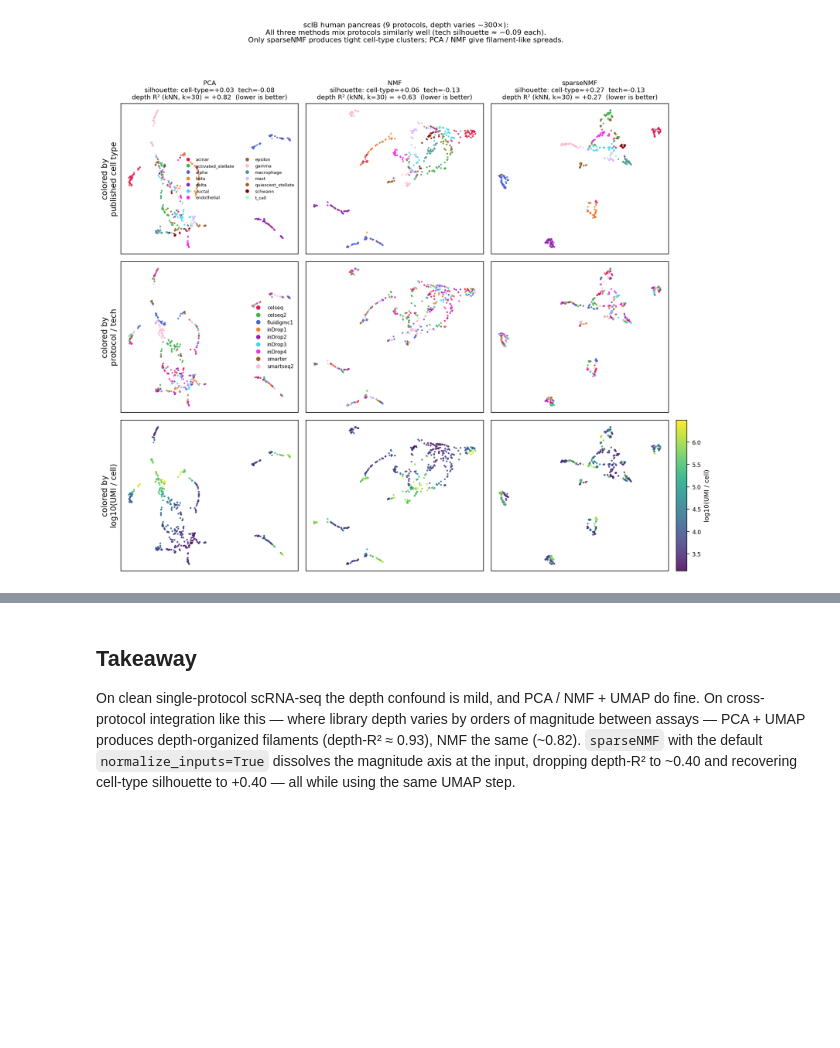
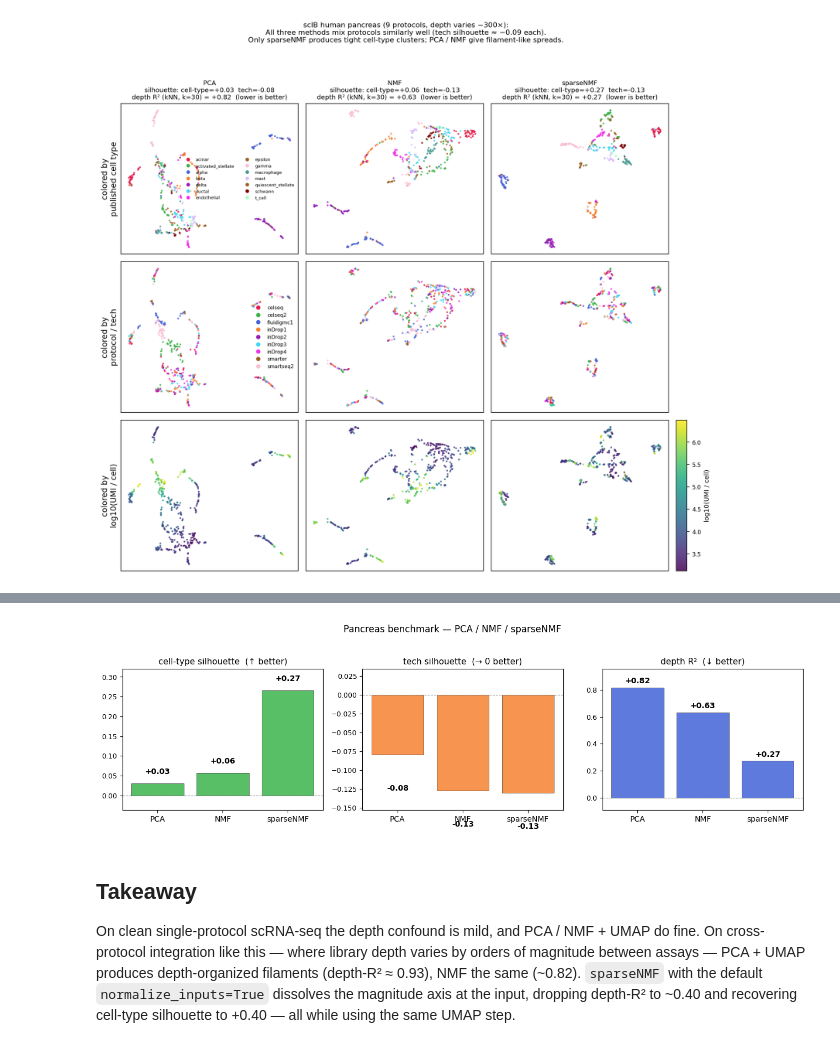
Before and after one commit to bschilder/sparseNMF, a Jupyter notebook: docs/notebooks/04_real_pancreas_demo.ipynb, the cells around one changed output, grey strips where cells are left out. Drawn from its saved outputs; the diff is of its cells as text; code cells hidden in the pictures; blank space fills up the shorter version.

```diff
--- a/docs/notebooks/04_real_pancreas_demo.ipynb
+++ b/docs/notebooks/04_real_pancreas_demo.ipynb
@@ -131,3 +143,38 @@ Image(filename=_tmp.name)
+# %%
+import matplotlib.pyplot as plt
+
+method_names = list(metrics)
+celltype_vals = [metrics[m][0] for m in method_names]
+tech_vals = [metrics[m][1] for m in method_names]
+depth_vals = [metrics[m][2] for m in method_names]
+
+fig, axes = plt.subplots(1, 3, figsize=(13, 4))
+metric_panels = [
+    (axes[0], 'cell-type silhouette  (↑ better)', celltype_vals, '#3cb44b'),
+    (axes[1], 'tech silhouette  (→ 0 better)', tech_vals,     '#f58231'),
+    (axes[2], 'depth R²  (↓ better)',         depth_vals,    '#4363d8'),
+]
+for ax, title, vals, color in metric_panels:
+    bars = ax.bar(method_names, vals, color=color, alpha=0.85,
+                  edgecolor='black', linewidth=0.5)
+    ax.axhline(0, color='gray', linewidth=0.8, linestyle='--')
+    ax.set_title(title, fontsize=11)
+    ax.tick_params(axis='x', labelsize=10)
+    ax.tick_params(axis='y', labelsize=9)
+    for b, v in zip(bars, vals):
+        ax.text(b.get_x() + b.get_width() / 2,
+                v + (0.02 if v >= 0 else -0.04),
+                f'{v:+.2f}',
+                ha='center', va='bottom' if v >= 0 else 'top',
+                fontsize=10, fontweight='bold')
+    # Pad y-axis so the annotations fit.
+    lo, hi = min(vals + [0]), max(vals + [0])
+    ax.set_ylim(lo - 0.1 * (hi - lo + 0.1), hi + 0.15 * (hi - lo + 0.1))
+fig.suptitle('Pancreas benchmark — PCA / NMF / sparseNMF', fontsize=12)
+fig.tight_layout(rect=(0, 0, 1, 0.95))
+plt.show()
+# %% [output]
+[figure, added]
 # %% [markdown]
 ## Takeaway
 
```
Also changed, not shown: parts of 2 cells of this notebook, 5 other files.
